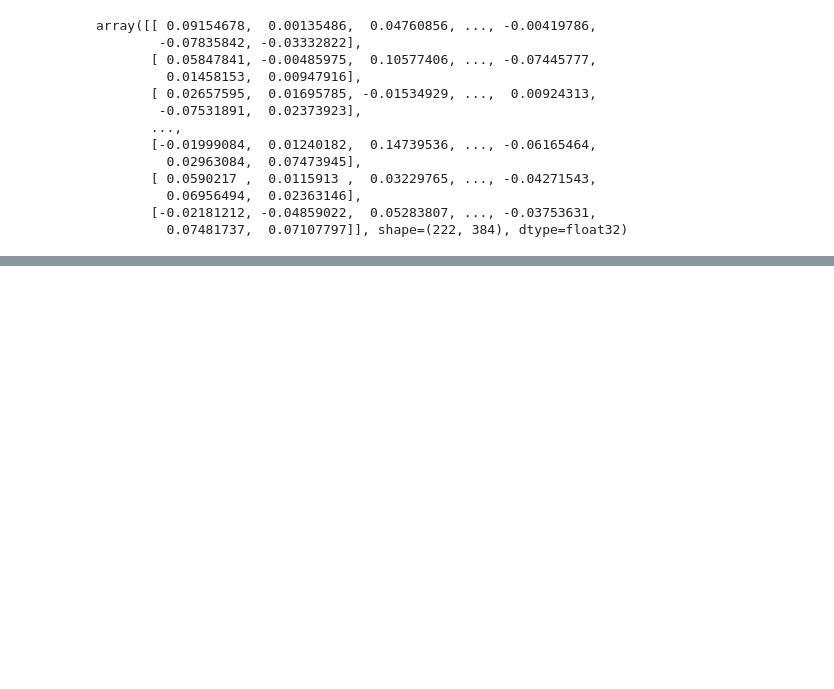
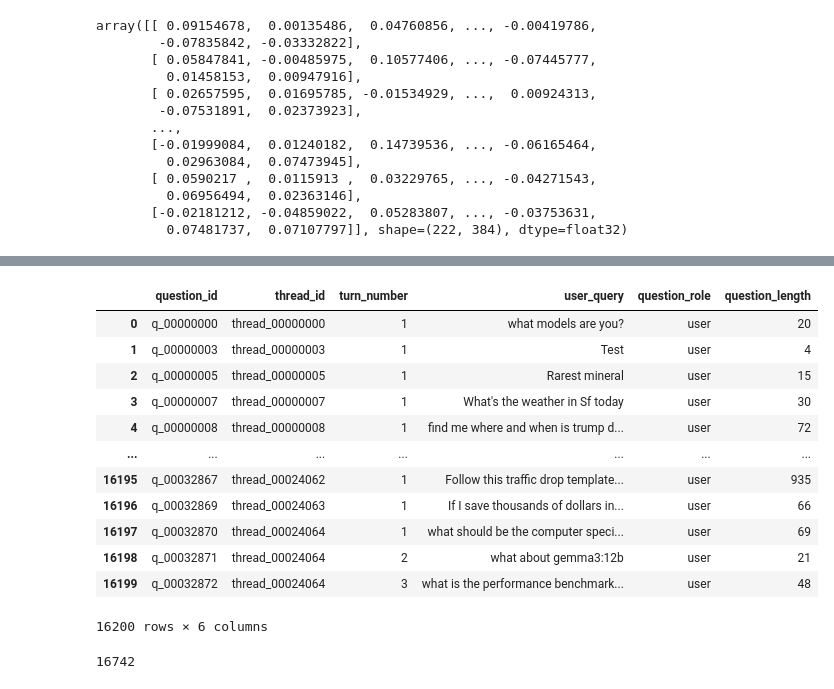
Before and after one commit to yang3kc/ai_search_arena, a Jupyter notebook: notebooks/questions_explore.ipynb, the cells around one changed output, grey strips where cells are left out. Drawn from its saved outputs; the diff is of its cells as text; code cells hidden in the pictures; blank space fills up the shorter version.

```diff
--- a/notebooks/questions_explore.ipynb
+++ b/notebooks/questions_explore.ipynb
@@ -181,0 +194,20 @@ array([[ 0.09154678,  0.00135486,  0.04760856, ..., -0.00419786,
+# %%
+filtered_questions_df
+# %% [output]
+|  | question_id | thread_id | turn_number | user_query | question_role | question_length |
+| 0 | q_00000000 | thread_00000000 | 1 | what models are you? | user | 20 |
+| 1 | q_00000003 | thread_00000003 | 1 | Test | user | 4 |
+| 2 | q_00000005 | thread_00000005 | 1 | Rarest mineral | user | 15 |
+| 3 | q_00000007 | thread_00000007 | 1 | What's the weather in Sf today | user | 30 |
+| 4 | q_00000008 | thread_00000008 | 1 | find me where and when is trump d... | user | 72 |
+| ... | ... | ... | ... | ... | ... | ... |
+| 16195 | q_00032867 | thread_00024062 | 1 | Follow this traffic drop template... | user | 935 |
+| 16196 | q_00032869 | thread_00024063 | 1 | If I save thousands of dollars in... | user | 66 |
+| 16197 | q_00032870 | thread_00024064 | 1 | what should be the computer speci... | user | 69 |
+| 16198 | q_00032871 | thread_00024064 | 2 | what about gemma3:12b | user | 21 |
+| 16199 | q_00032872 | thread_00024064 | 3 | what is the performance benchmark... | user | 48 |
+16200 rows × 6 columns
+# %%
+len(filtered_questions_df)
+# %% [output]
+16742
```
Also changed, not shown: parts of 15 cells of this notebook, 2 other files.
